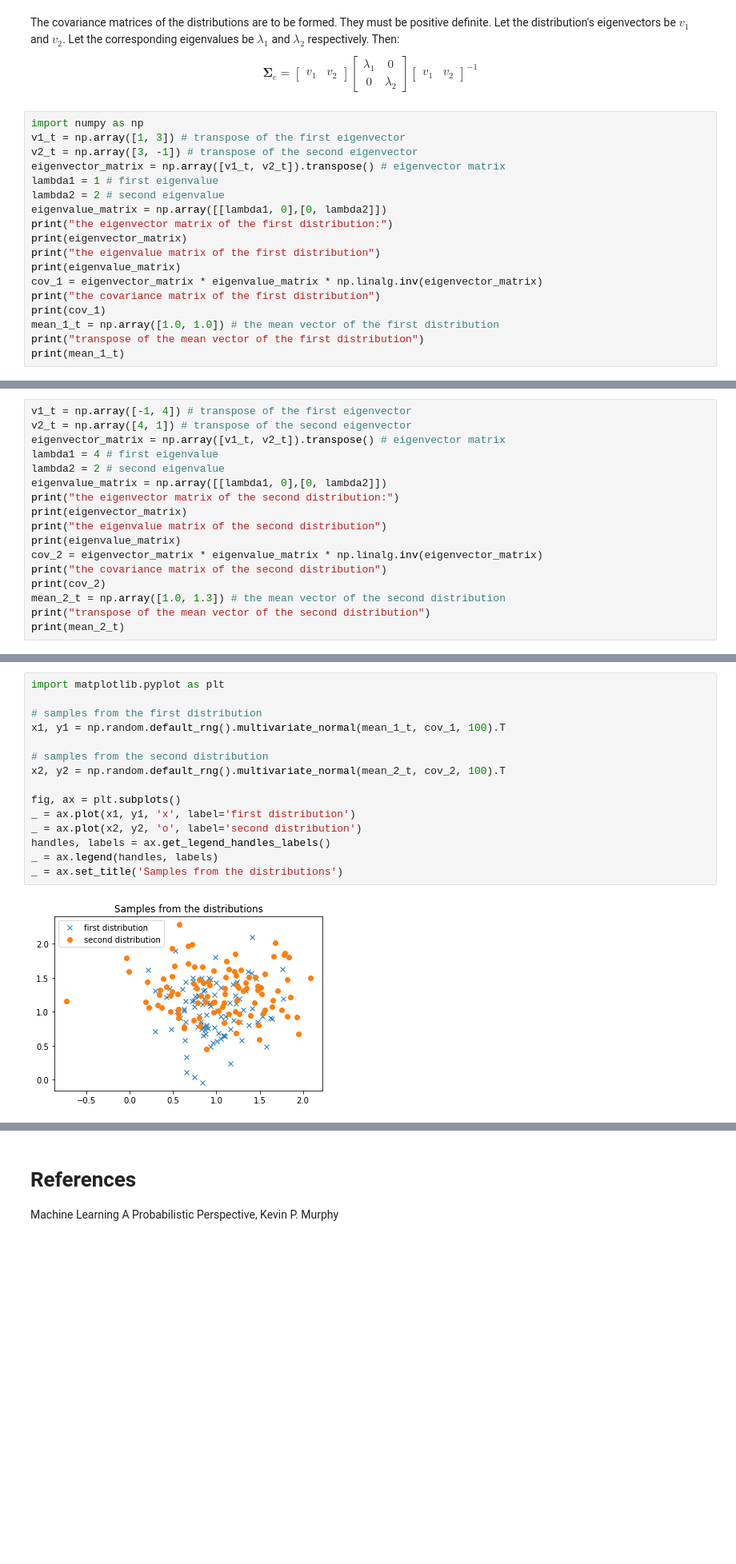
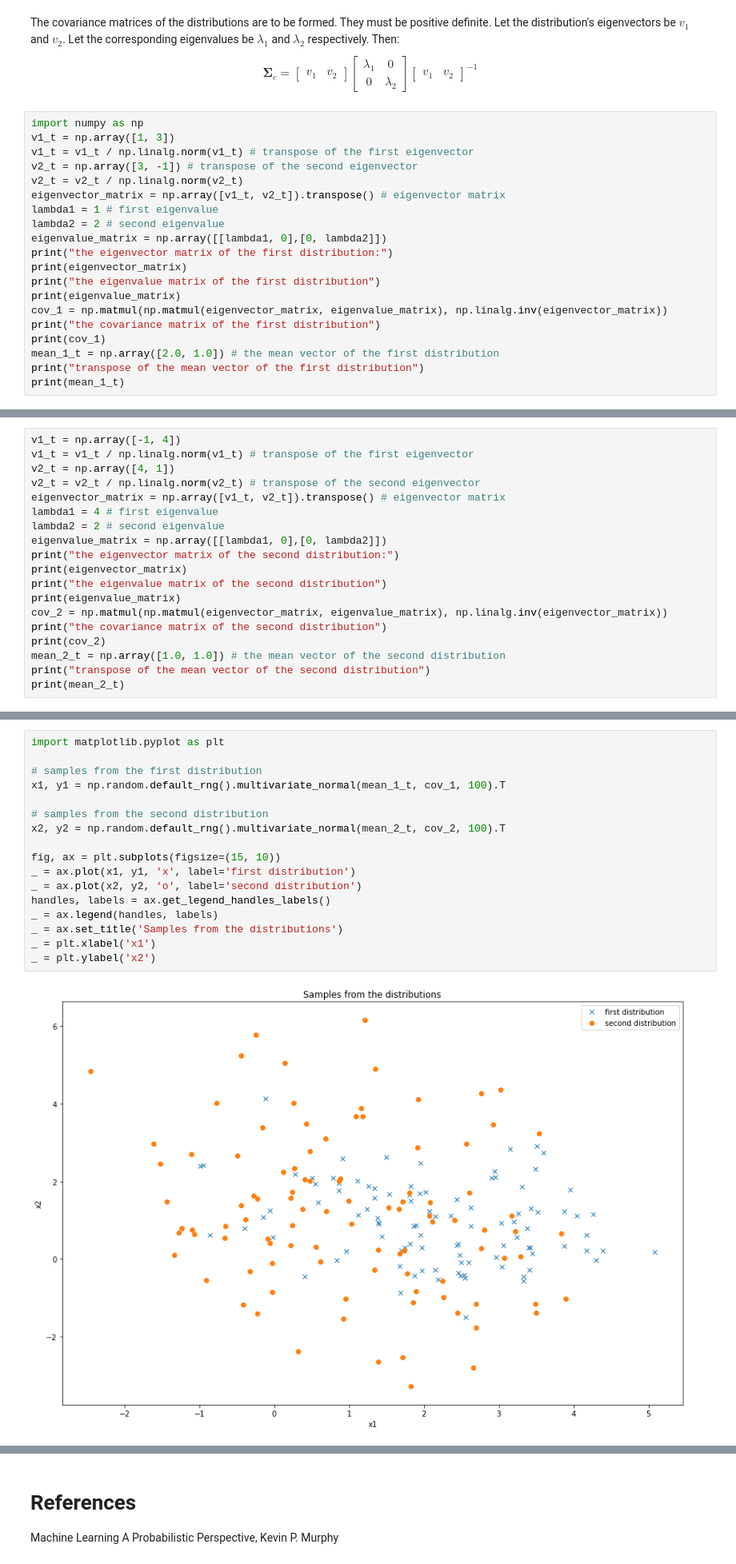
Before and after one commit to SaffetGokcenSen/Gaussian-Models, a Jupyter notebook: decision_boundaries_for_quadratic_discriminant_analysis.ipynb, the cells around one changed output, grey strips where cells are left out. Shown at 80% size. Drawn from its saved outputs; the diff is of its cells as text; blank space fills up the shorter version.

Commit message:
matrix multiplication correction, figures made clearer

```diff
--- a/decision_boundaries_for_quadratic_discriminant_analysis.ipynb
+++ b/decision_boundaries_for_quadratic_discriminant_analysis.ipynb
@@ -47,8 +47,10 @@ v_{1} & v_{2}
 $$
 # %%
 import numpy as np
-v1_t = np.array([1, 3]) # transpose of the first eigenvector
+v1_t = np.array([1, 3])
+v1_t = v1_t / np.linalg.norm(v1_t) # transpose of the first eigenvector
 v2_t = np.array([3, -1]) # transpose of the second eigenvector
+v2_t = v2_t / np.linalg.norm(v2_t)
 eigenvector_matrix = np.array([v1_t, v2_t]).transpose() # eigenvector matrix
 lambda1 = 1 # first eigenvalue
 lambda2 = 2 # second eigenvalue
@@ -57,10 +59,10 @@ print("the eigenvector matrix of the first distribution:")
 print(eigenvector_matrix)
 print("the eigenvalue matrix of the first distribution")
 print(eigenvalue_matrix)
-cov_1 = eigenvector_matrix * eigenvalue_matrix * np.linalg.inv(eigenvector_matrix)
+cov_1 = np.matmul(np.matmul(eigenvector_matrix, eigenvalue_matrix), np.linalg.inv(eigenvector_matrix))
 print("the covariance matrix of the first distribution")
 print(cov_1)
-mean_1_t = np.array([1.0, 1.0]) # the mean vector of the first distribution
+mean_1_t = np.array([2.0, 1.0]) # the mean vector of the first distribution
 print("transpose of the mean vector of the first distribution")
 print(mean_1_t)
 # %% [output]
@@ -78,6 +80,8 @@ transpose of the mean vector of the first distribution
 # %%
-v1_t = np.array([-1, 4]) # transpose of the first eigenvector
-v2_t = np.array([4, 1]) # transpose of the second eigenvector
+v1_t = np.array([-1, 4])
+v1_t = v1_t / np.linalg.norm(v1_t) # transpose of the first eigenvector
+v2_t = np.array([4, 1])
+v2_t = v2_t / np.linalg.norm(v2_t) # transpose of the second eigenvector
 eigenvector_matrix = np.array([v1_t, v2_t]).transpose() # eigenvector matrix
 lambda1 = 4 # first eigenvalue
 lambda2 = 2 # second eigenvalue
@@ -86,10 +90,10 @@ print("the eigenvector matrix of the second distribution:")
 print(eigenvector_matrix)
 print("the eigenvalue matrix of the second distribution")
 print(eigenvalue_matrix)
-cov_2 = eigenvector_matrix * eigenvalue_matrix * np.linalg.inv(eigenvector_matrix)
+cov_2 = np.matmul(np.matmul(eigenvector_matrix, eigenvalue_matrix), np.linalg.inv(eigenvector_matrix))
 print("the covariance matrix of the second distribution")
 print(cov_2)
-mean_2_t = np.array([1.0, 1.3]) # the mean vector of the second distribution
+mean_2_t = np.array([1.0, 1.0]) # the mean vector of the second distribution
 print("transpose of the mean vector of the second distribution")
 print(mean_2_t)
 # %% [output]
@@ -107,20 +111,22 @@ transpose of the mean vector of the second distribution
 # %%
 import matplotlib.pyplot as plt
 
 # samples from the first distribution
 x1, y1 = np.random.default_rng().multivariate_normal(mean_1_t, cov_1, 100).T
 
 # samples from the second distribution
 x2, y2 = np.random.default_rng().multivariate_normal(mean_2_t, cov_2, 100).T
 
-fig, ax = plt.subplots()
+fig, ax = plt.subplots(figsize=(15, 10))
 _ = ax.plot(x1, y1, 'x', label='first distribution')
 _ = ax.plot(x2, y2, 'o', label='second distribution')
 handles, labels = ax.get_legend_handles_labels()
 _ = ax.legend(handles, labels)
 _ = ax.set_title('Samples from the distributions')
+_ = plt.xlabel('x1')
+_ = plt.ylabel('x2')
 # %% [output]
-[figure, old version]
+[figure, new version]
 # %%
 from scipy.stats import multivariate_normal
 
```
Also changed, not shown: parts of 5 cells of this notebook.
